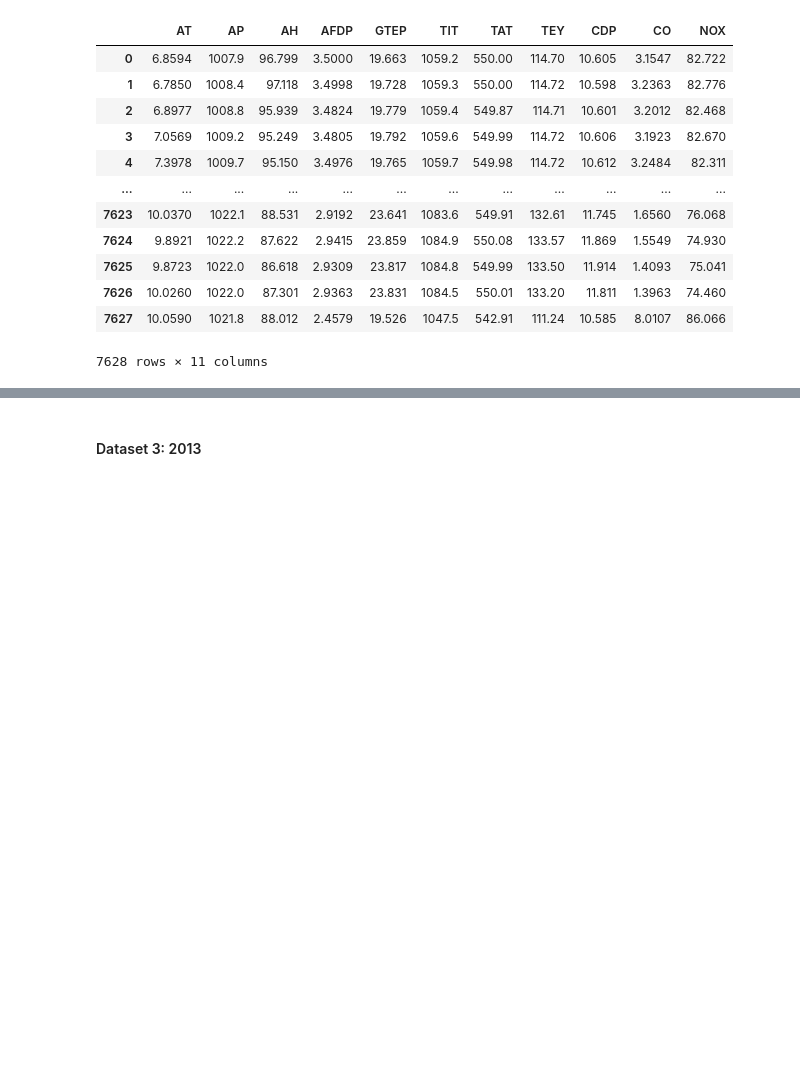
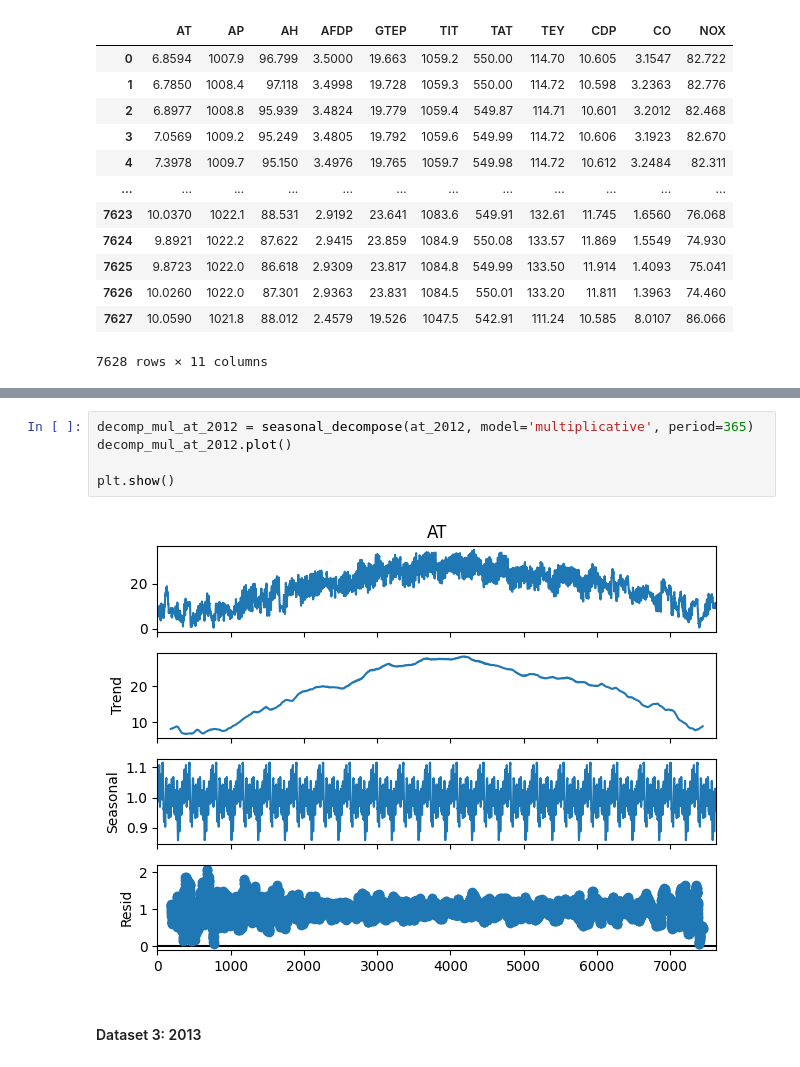
Before and after one commit to CassarGroup/Gas-Turbine_LSTM, a Jupyter notebook: Projeto/ML - Emissão de CO2 - D Cassar.ipynb, the cells around one changed output, grey strips where cells are left out. Cells and saved outputs as stored; diff of their text form; blank space fills up the shorter version.

```diff
--- a/Projeto/ML - Emissão de CO2 - D Cassar.ipynb
+++ b/Projeto/ML - Emissão de CO2 - D Cassar.ipynb
@@ -141,3 +162,10 @@ df_2012
+# %%
+decomp_mul_at_2012 = seasonal_decompose(at_2012, model='multiplicative', period=365)
+decomp_mul_at_2012.plot()
+
+plt.show()
+# %% [output]
+[figure, added]
 # %% [markdown]
 #### Dataset 3: 2013
 # %%
```
Also changed, not shown: parts of 11 cells of this notebook.
